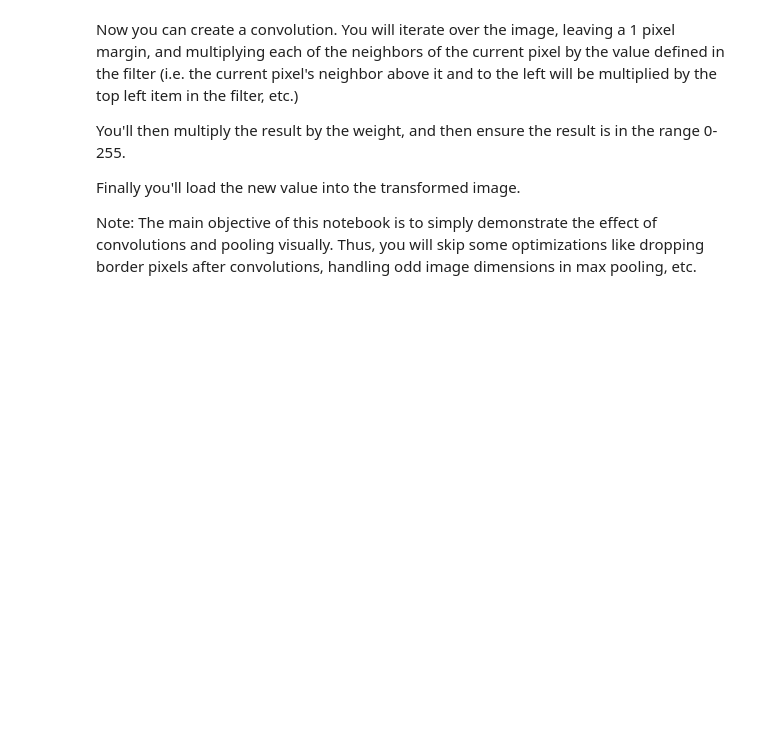
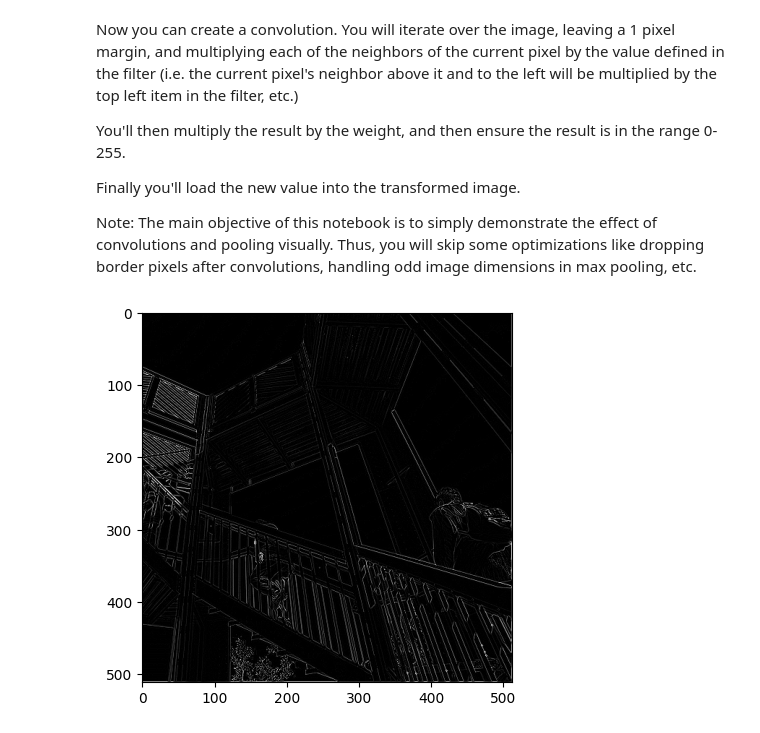
Before and after one commit to dipak1920basnet/Exploring-Convolutions, a Jupyter notebook: CNN.ipynb, the cells around one changed output. Saved outputs shown, nothing was run; the diff lists cells and outputs as text; code cells hidden in the pictures; blank space fills up the shorter version.

```diff
--- a/CNN.ipynb
+++ b/CNN.ipynb
@@ -98,3 +98,10 @@ for x in range(1,size_x-1):
             convolution = 0
 
         image_transformed[x,y] = convolution
+# %%
+plt.gray()
+plt.grid(False)
+plt.imshow(image_transformed)
+plt.show()
+# %% [output]
+[figure, added]
```
Also changed, not shown: parts of 2 cells of this notebook.
